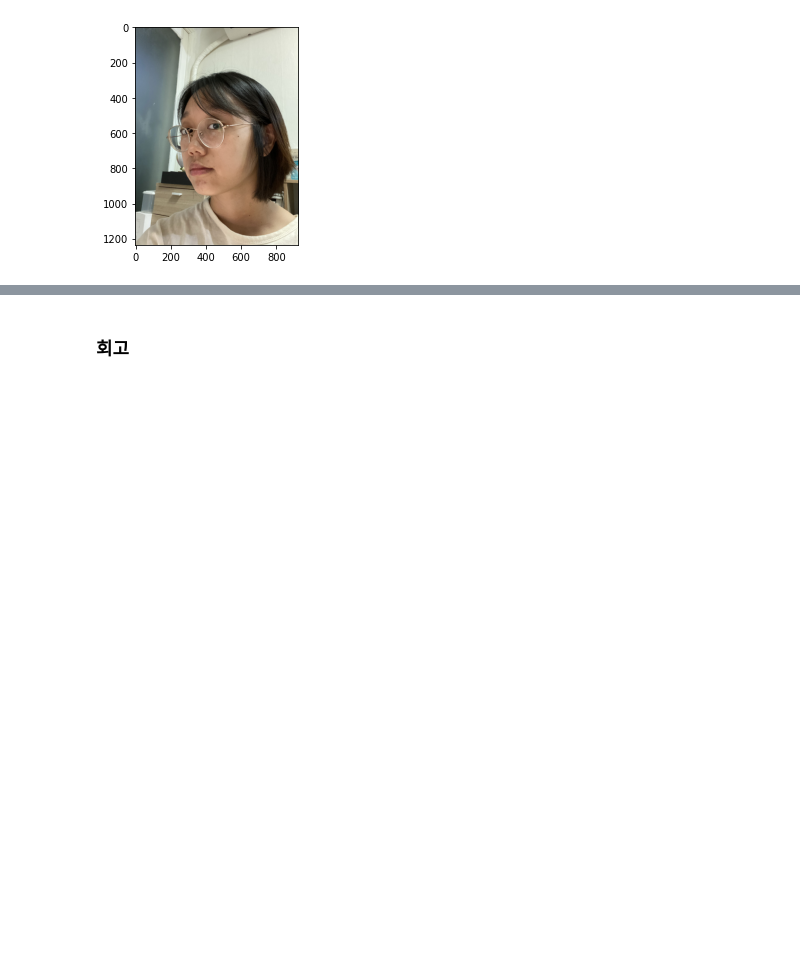
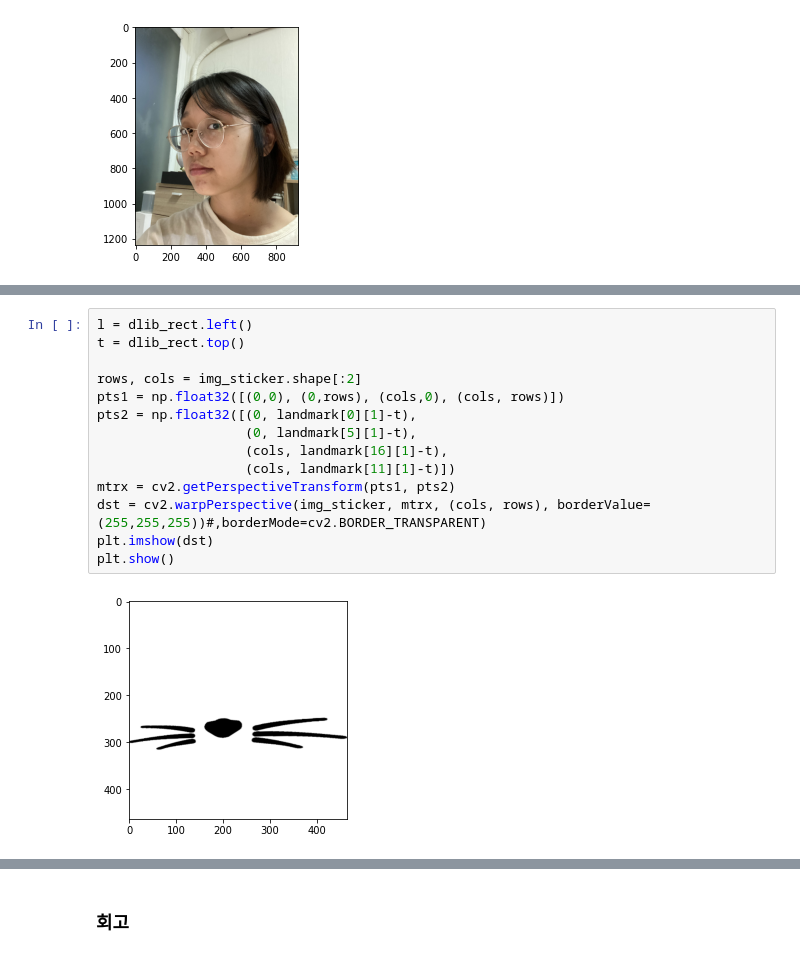
Before and after one commit to GH-Jo/AIFFEL, a Jupyter notebook: Exploration/[Exp-07]Camera_sticker.ipynb, the cells around one changed output, grey strips where cells are left out. Saved outputs shown, nothing was run; the diff lists cells and outputs as text; blank space fills up the shorter version.

```diff
--- a/Exploration/[Exp-07]Camera_sticker.ipynb
+++ b/Exploration/[Exp-07]Camera_sticker.ipynb
@@ -199,0 +225,16 @@ rectangles[[(142, 451) (605, 913)]]
+# %%
+l = dlib_rect.left()
+t = dlib_rect.top()
+
+rows, cols = img_sticker.shape[:2]
+pts1 = np.float32([(0,0), (0,rows), (cols,0), (cols, rows)])
+pts2 = np.float32([(0, landmark[0][1]-t),
+                   (0, landmark[5][1]-t),
+                   (cols, landmark[16][1]-t),
+                   (cols, landmark[11][1]-t)])
+mtrx = cv2.getPerspectiveTransform(pts1, pts2)
+dst = cv2.warpPerspective(img_sticker, mtrx, (cols, rows), borderValue=(255,255,255))#,borderMode=cv2.BORDER_TRANSPARENT)
+plt.imshow(dst)
+plt.show()
+# %% [output]
+[figure, added]
```
Also changed, not shown: parts of 14 cells of this notebook.
